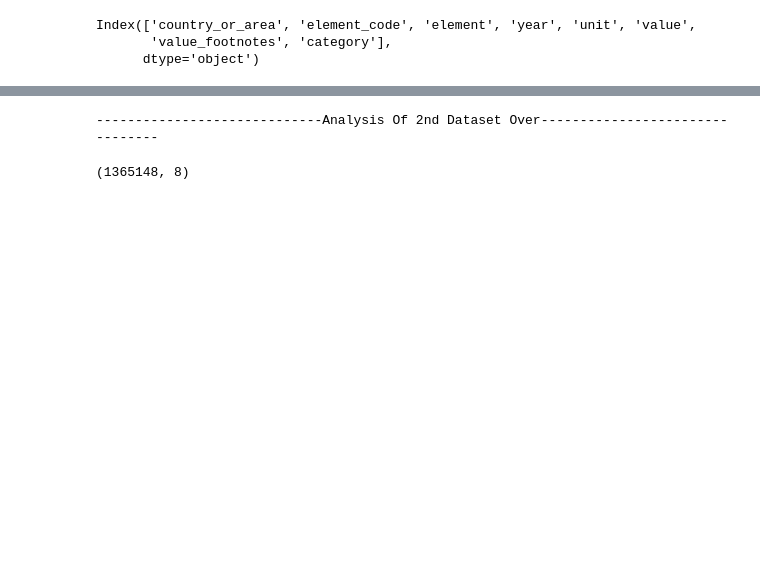
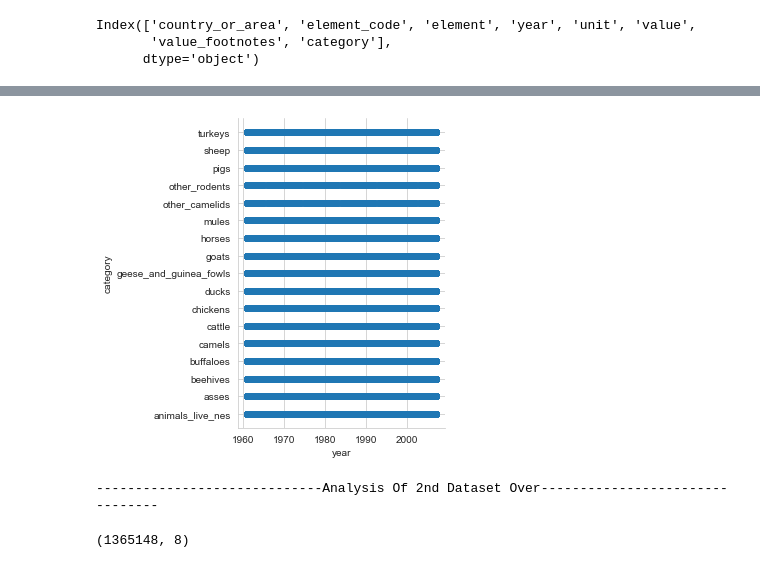
Before and after one commit to tirthanprajapati/Farm-Friend-Predection-Model-Project-Exibition, a Jupyter notebook: Project Exibition - 2022/Untitled.ipynb, the cells around one changed output, grey strips where cells are left out. Cells and saved outputs as stored; diff of their text form; code cells hidden in the pictures; blank space fills up the shorter version.

```diff
--- a/Project Exibition - 2022/Untitled.ipynb
+++ b/Project Exibition - 2022/Untitled.ipynb
@@ -116,3 +115,12 @@ plt.show();
+# %%
+plt.close();
+sns.set_style("whitegrid");
+sns.FacetGrid(agri2 ,height=5) \
+    .map(plt.scatter,'year','category') \
+    .add_legend();
+plt.show();
+# %% [output]
+[figure, added]
 # %%
 print("-----------------------------Analysis Of 2nd Dataset Over--------------------------------")
 # %% [output]
```
Also changed, not shown: parts of 18 cells of this notebook.
